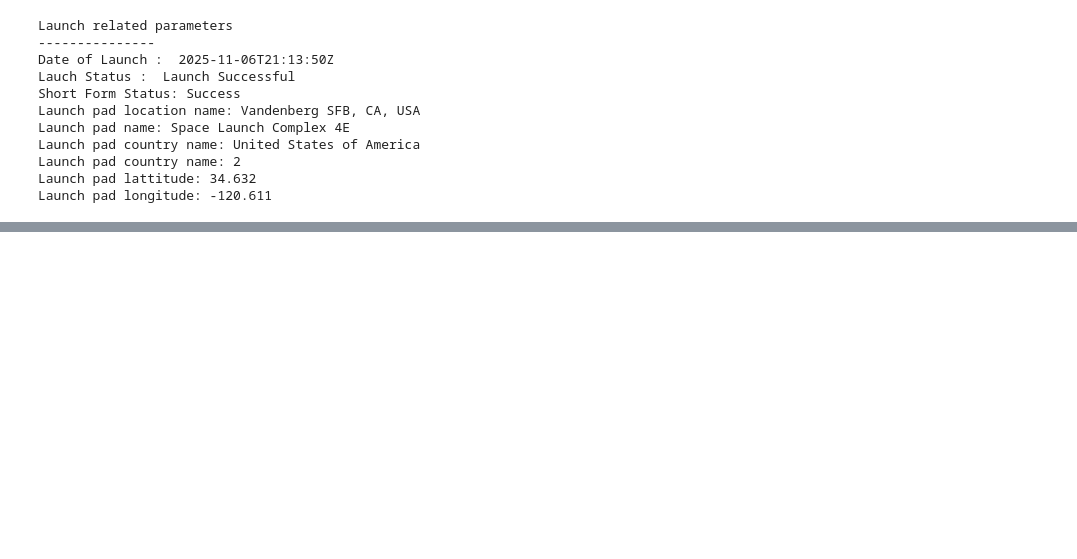
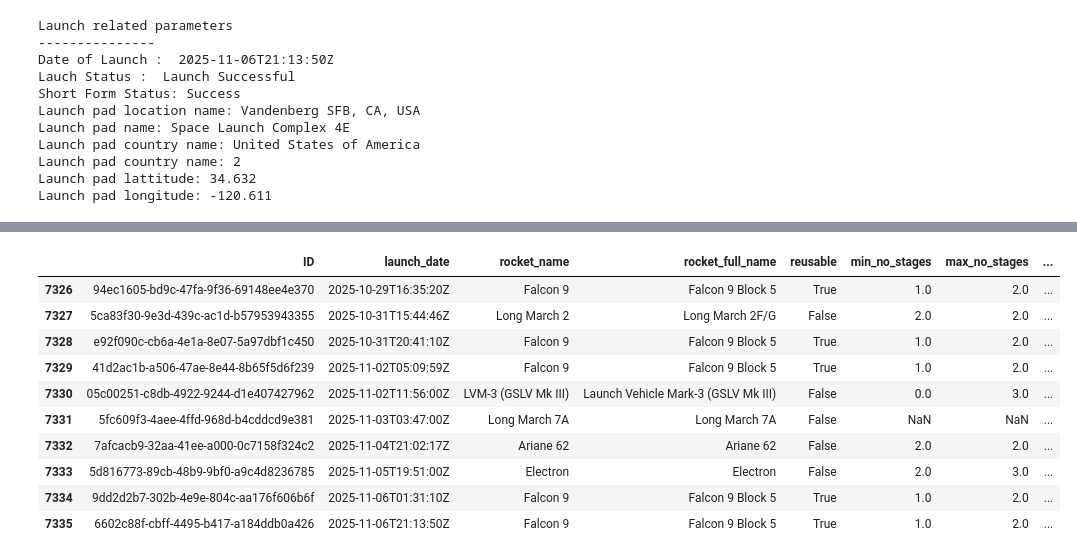
Before and after one commit to Rybus07/space-legends-data, a Jupyter notebook: testing notebooks/Raw Data Filtering.ipynb, the cells around one changed output, grey strips where cells are left out. Saved outputs shown, nothing was run; the diff lists cells and outputs as text; code cells hidden in the pictures; blank space fills up the shorter version.

```diff
--- a/testing notebooks/Raw Data Filtering.ipynb
+++ b/testing notebooks/Raw Data Filtering.ipynb
@@ -165,0 +215,14 @@ Launch pad longitude: -120.611
+# %%
+rocket_dataframe.tail(10)
+# %% [output]
+|  | ID | launch_date | rocket_name | rocket_full_name | reusable | min_no_stages | max_no_stages | ... |
+| 7326 | 94ec1605-bd9c-47fa-9f36-69148ee4e370 | 2025-10-29T16:35:20Z | Falcon 9 | Falcon 9 Block 5 | True | 1.0 | 2.0 | ... |
+| 7327 | 5ca83f30-9e3d-439c-ac1d-b57953943355 | 2025-10-31T15:44:46Z | Long March 2 | Long March 2F/G | False | 2.0 | 2.0 | ... |
+| 7328 | e92f090c-cb6a-4e1a-8e07-5a97dbf1c450 | 2025-10-31T20:41:10Z | Falcon 9 | Falcon 9 Block 5 | True | 1.0 | 2.0 | ... |
+| 7329 | 41d2ac1b-a506-47ae-8e44-8b65f5d6f239 | 2025-11-02T05:09:59Z | Falcon 9 | Falcon 9 Block 5 | True | 1.0 | 2.0 | ... |
+| 7330 | 05c00251-c8db-4922-9244-d1e407427962 | 2025-11-02T11:56:00Z | LVM-3 (GSLV Mk III) | Launch Vehicle Mark-3 (GSLV Mk III) | False | 0.0 | 3.0 | ... |
+| 7331 | 5fc609f3-4aee-4ffd-968d-b4cddcd9e381 | 2025-11-03T03:47:00Z | Long March 7A | Long March 7A | False | NaN | NaN | ... |
+| 7332 | 7afcacb9-32aa-41ee-a000-0c7158f324c2 | 2025-11-04T21:02:17Z | Ariane 62 | Ariane 62 | False | 2.0 | 2.0 | ... |
+| 7333 | 5d816773-89cb-48b9-9bf0-a9c4d8236785 | 2025-11-05T19:51:00Z | Electron | Electron | False | 2.0 | 3.0 | ... |
+| 7334 | 9dd2d2b7-302b-4e9e-804c-aa176f606b6f | 2025-11-06T01:31:10Z | Falcon 9 | Falcon 9 Block 5 | True | 1.0 | 2.0 | ... |
+| 7335 | 6602c88f-cbff-4495-b417-a184ddb0a426 | 2025-11-06T21:13:50Z | Falcon 9 | Falcon 9 Block 5 | True | 1.0 | 2.0 | ... |
```
Also changed, not shown: parts of 10 cells of this notebook.
